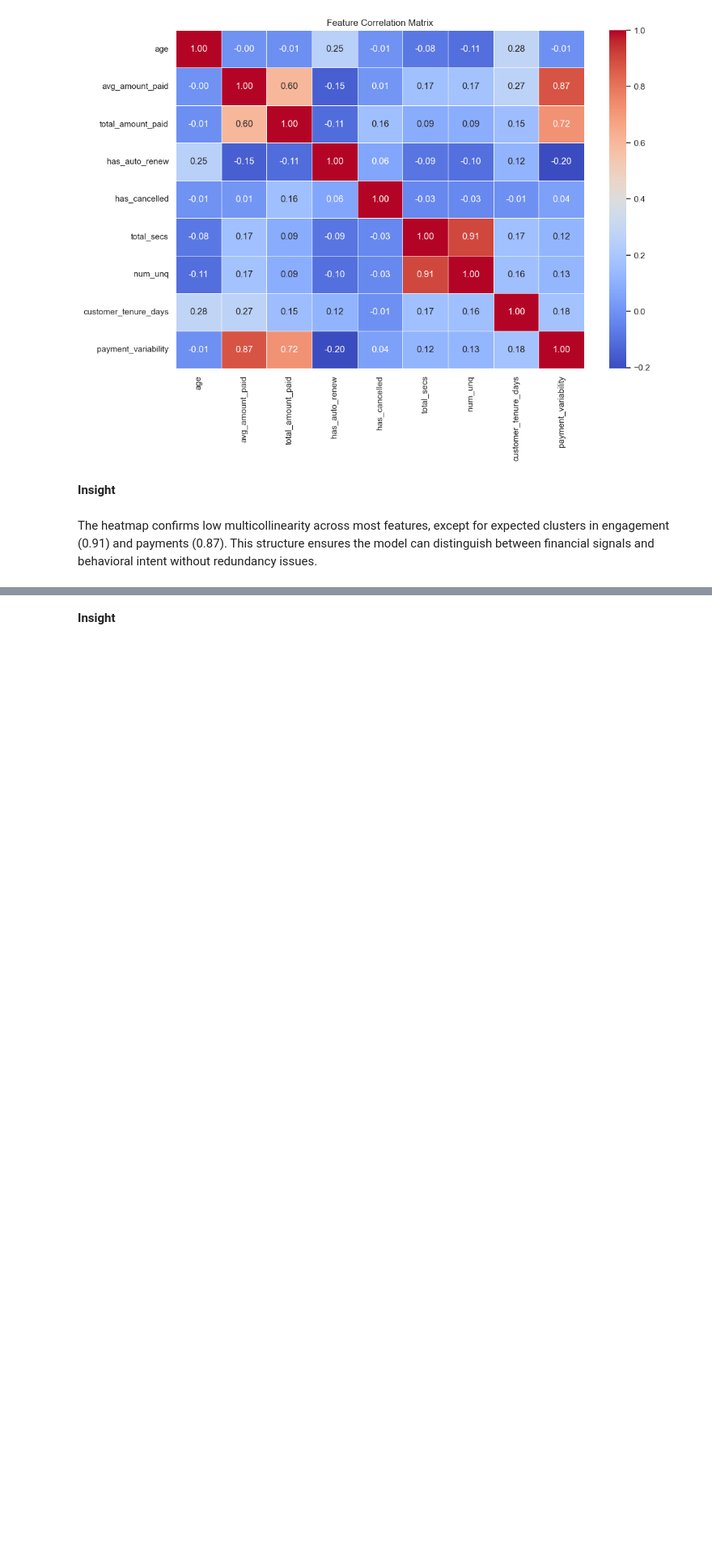
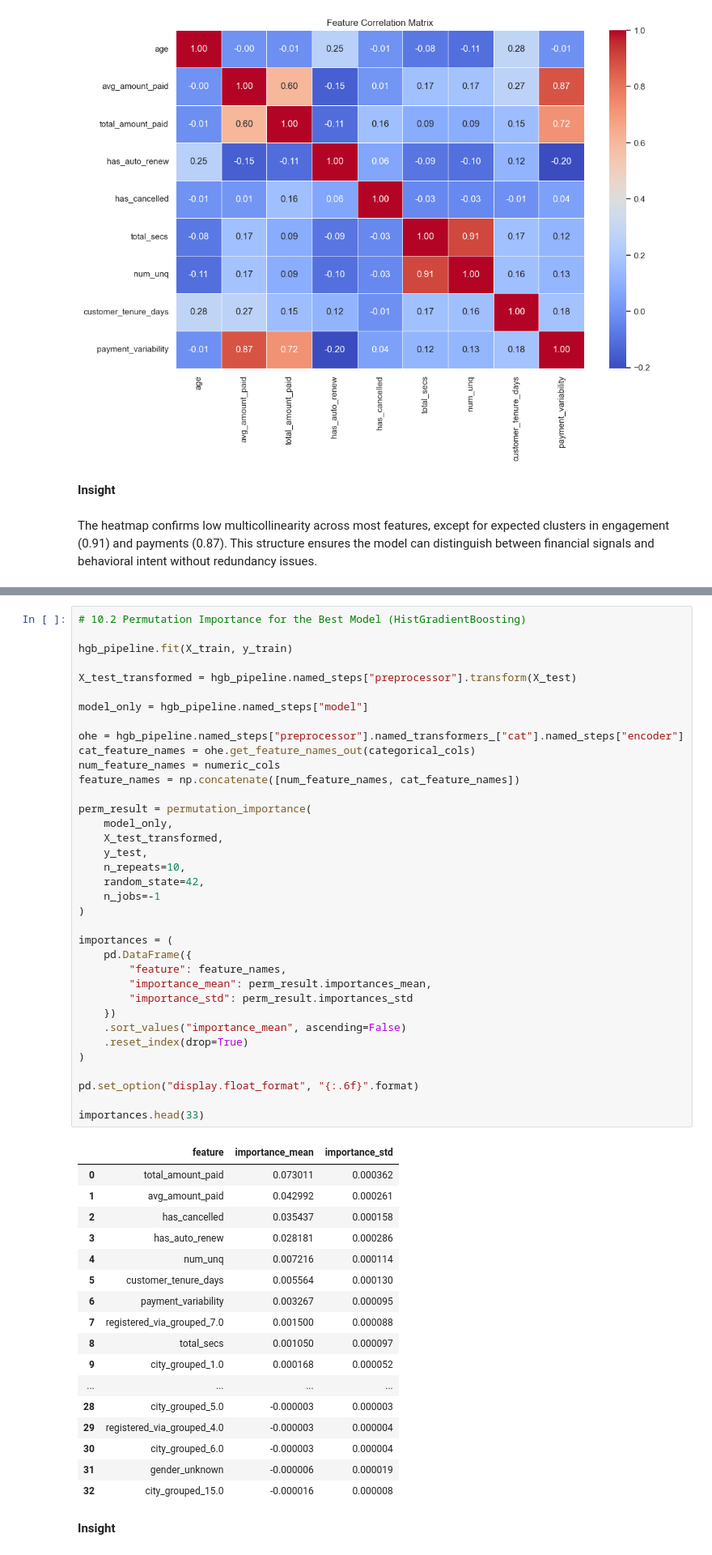
Before and after one commit to PaulinaMamiaga/customer-churn-intelligence-system, a Jupyter notebook: notebooks/03_modeling_and_evaluation.ipynb, the cells around one changed output, grey strips where cells are left out. Shown at 81% size. Saved outputs shown, nothing was run; the diff lists cells and outputs as text; blank space fills up the shorter version.

```diff
--- a/notebooks/03_modeling_and_evaluation.ipynb
+++ b/notebooks/03_modeling_and_evaluation.ipynb
@@ -909,2 +1060,56 @@ importances.head(20)
+# %%
+# 10.2 Permutation Importance for the Best Model (HistGradientBoosting)
+
+hgb_pipeline.fit(X_train, y_train)
+
+X_test_transformed = hgb_pipeline.named_steps["preprocessor"].transform(X_test)
+
+model_only = hgb_pipeline.named_steps["model"]
+
+ohe = hgb_pipeline.named_steps["preprocessor"].named_transformers_["cat"].named_steps["encoder"]
+cat_feature_names = ohe.get_feature_names_out(categorical_cols)
+num_feature_names = numeric_cols
+feature_names = np.concatenate([num_feature_names, cat_feature_names])
+
+perm_result = permutation_importance(
+    model_only,
+    X_test_transformed,
+    y_test,
+    n_repeats=10,
+    random_state=42,
+    n_jobs=-1
+)
+
+importances = (
+    pd.DataFrame({
+        "feature": feature_names,
+        "importance_mean": perm_result.importances_mean,
+        "importance_std": perm_result.importances_std
+    })
+    .sort_values("importance_mean", ascending=False)
+    .reset_index(drop=True)
+)
+
+pd.set_option("display.float_format", "{:.6f}".format)
+
+importances.head(33)
+# %% [output]
+|  | feature | importance_mean | importance_std |
+| 0 | total_amount_paid | 0.073011 | 0.000362 |
+| 1 | avg_amount_paid | 0.042992 | 0.000261 |
+| 2 | has_cancelled | 0.035437 | 0.000158 |
+| 3 | has_auto_renew | 0.028181 | 0.000286 |
+| 4 | num_unq | 0.007216 | 0.000114 |
+| 5 | customer_tenure_days | 0.005564 | 0.000130 |
+| 6 | payment_variability | 0.003267 | 0.000095 |
+| 7 | registered_via_grouped_7.0 | 0.001500 | 0.000088 |
+| 8 | total_secs | 0.001050 | 0.000097 |
+| 9 | city_grouped_1.0 | 0.000168 | 0.000052 |
+| ... | ... | ... | ... |
+| 28 | city_grouped_5.0 | -0.000003 | 0.000003 |
+| 29 | registered_via_grouped_4.0 | -0.000003 | 0.000004 |
+| 30 | city_grouped_6.0 | -0.000003 | 0.000004 |
+| 31 | gender_unknown | -0.000006 | 0.000019 |
+| 32 | city_grouped_15.0 | -0.000016 | 0.000008 |
 # %% [markdown]
 **Insight**
```
Also changed, not shown: parts of 80 cells of this notebook.
